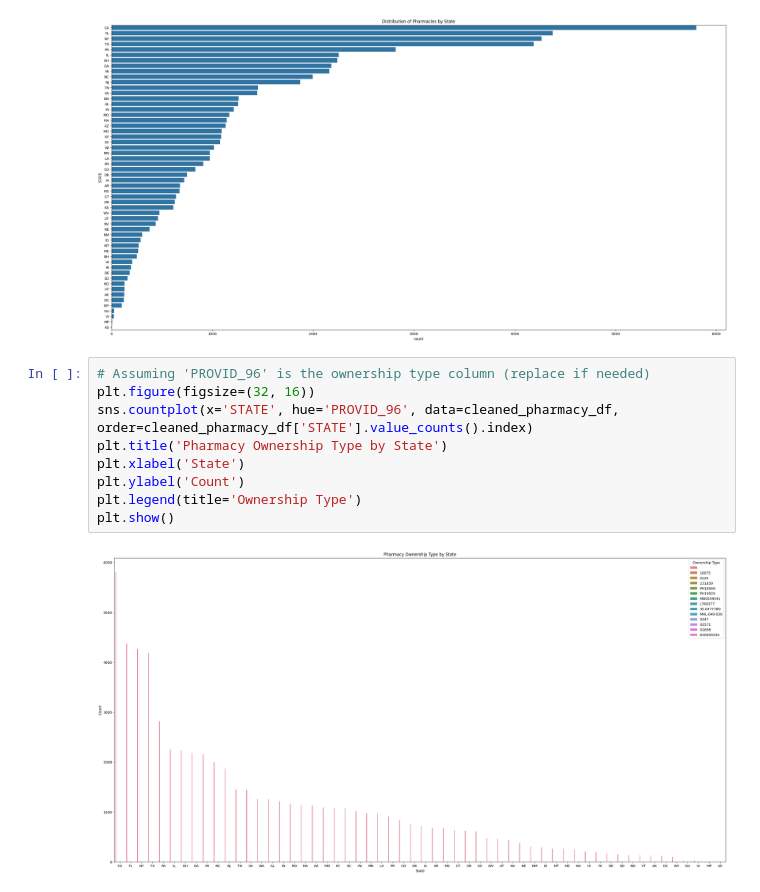
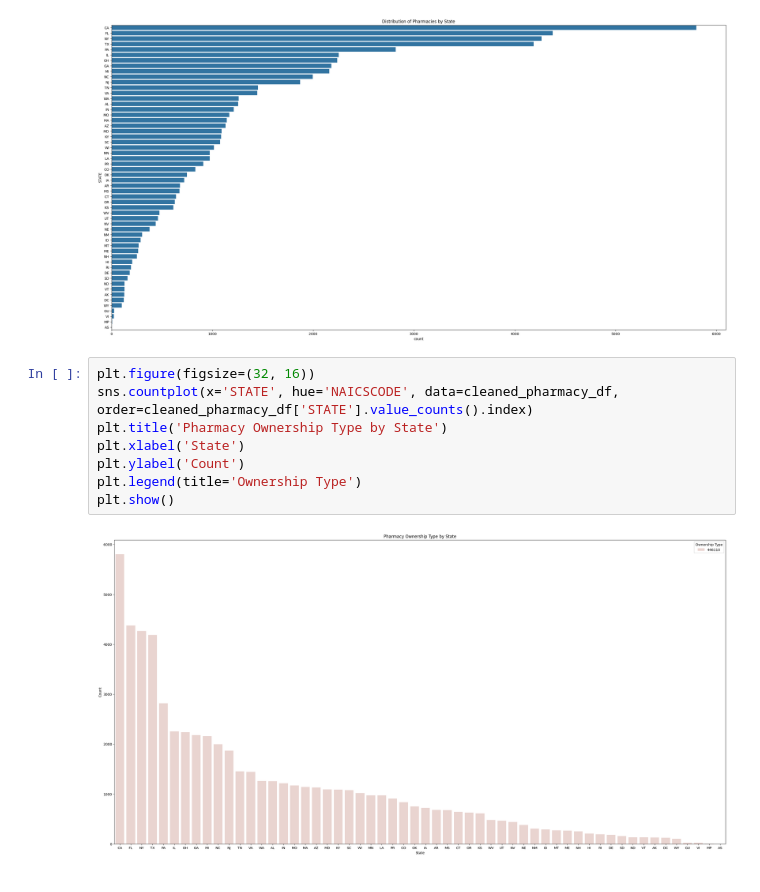
Before and after one commit to jacobjohnxn/scm21cd030placemnet, a Jupyter notebook: python/eda/pharmacy/test.ipynb, the cells around one changed output. Drawn from its saved outputs; the diff is of its cells as text.

```diff
--- a/python/eda/pharmacy/test.ipynb
+++ b/python/eda/pharmacy/test.ipynb
@@ -122,16 +122,15 @@ plt.show()
 # %% [output]
 [figure]
 # %%
-# Assuming 'PROVID_96' is the ownership type column (replace if needed)
 plt.figure(figsize=(32, 16))
-sns.countplot(x='STATE', hue='PROVID_96', data=cleaned_pharmacy_df, order=cleaned_pharmacy_df['STATE'].value_counts().index)
+sns.countplot(x='STATE', hue='NAICSCODE', data=cleaned_pharmacy_df, order=cleaned_pharmacy_df['STATE'].value_counts().index)
 plt.title('Pharmacy Ownership Type by State')
 plt.xlabel('State')
 plt.ylabel('Count')
 plt.legend(title='Ownership Type')
 plt.show()
 # %% [output]
-[figure, old version]
+[figure, new version]
 # %%
 cleaned_pharmacy_df['GEODATE'] = pd.to_datetime(cleaned_pharmacy_df['GEODATE'], errors='coerce')
 
```
Also changed, not shown: parts of 1 cell of this notebook.
